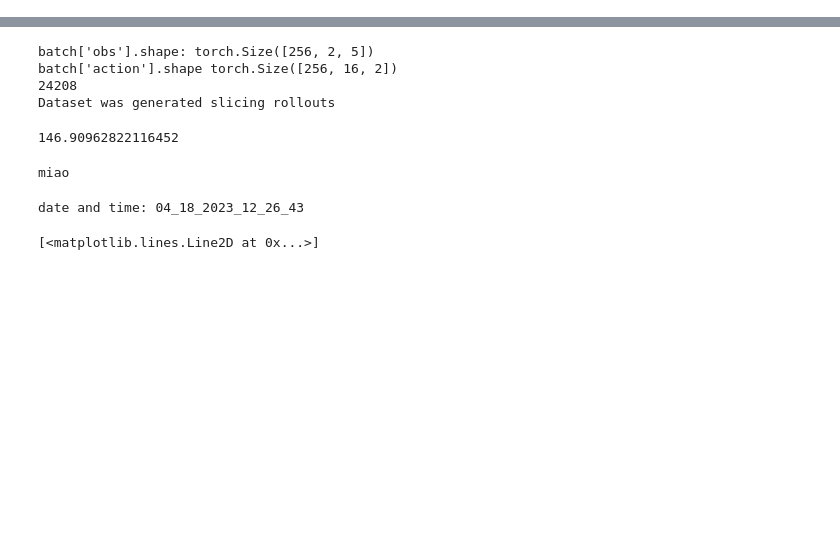
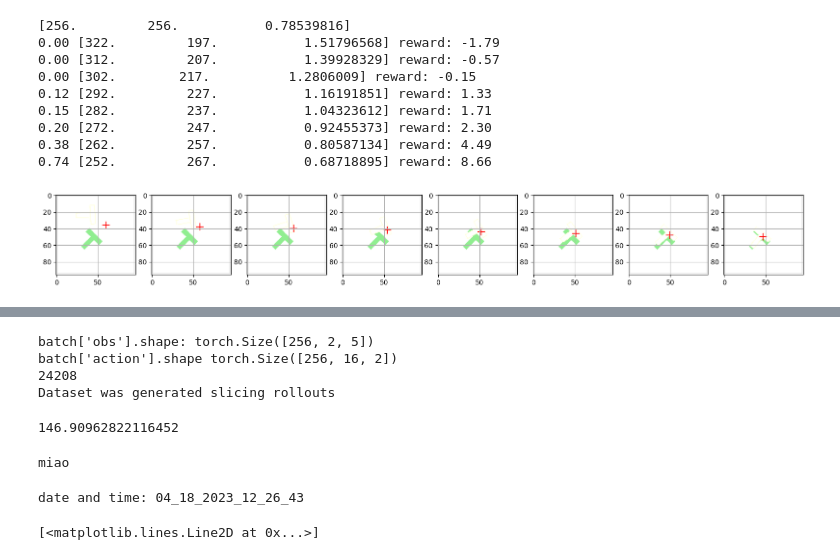
Before and after one commit to matteoguarrera/planning, a Jupyter notebook: DL_Project_Copy_of_diffusion_policy_state_pusht_demo.ipynb, the cells around one changed output, grey strips where cells are left out. Saved outputs shown, nothing was run; the diff lists cells and outputs as text; code cells hidden in the pictures; blank space fills up the shorter version.

```diff
--- a/DL_Project_Copy_of_diffusion_policy_state_pusht_demo.ipynb
+++ b/DL_Project_Copy_of_diffusion_policy_state_pusht_demo.ipynb
@@ -110,0 +55,32 @@ Action:   [target_agent_x, target_agent_y]
+# %%
+reload(MoveTEnv)
+from MoveTEnv import PushTEnv
+
+fig, axs = plt.subplots(1,8, figsize=(20,10))
+
+env = PushTEnv()
+obs = env.reset(seed=0)
+
+obs[0:2] +=100
+action = obs[0:3]
+print(env.goal_pose)
+for ax, i in zip(axs, range(8)):
+    obs, reward, done, info = env.step(action)
+    print(f'{env.coverage:.2f} {action} reward: {reward:.2f}' )
+
+    ax.imshow(env.render('rgb_array'))
+    ax.grid()
+    action[0:2] += (-10,10)
+    action[2] -= np.pi/180*6.8
+    # action = env.goal_pose
+# %% [output]
+[256.         256.           0.78539816]
+0.00 [322.         197.           1.51796568] reward: -1.79
+0.00 [312.         207.           1.39928329] reward: -0.57
+0.00 [302.        217.          1.2806009] reward: -0.15
+0.12 [292.         227.           1.16191851] reward: 1.33
+0.15 [282.         237.           1.04323612] reward: 1.71
+0.20 [272.         247.           0.92455373] reward: 2.30
+0.38 [262.         257.           0.80587134] reward: 4.49
+0.74 [252.         267.           0.68718895] reward: 8.66
+[figure, added]
```
Also changed, not shown: parts of 9 cells of this notebook, 8 other files.
